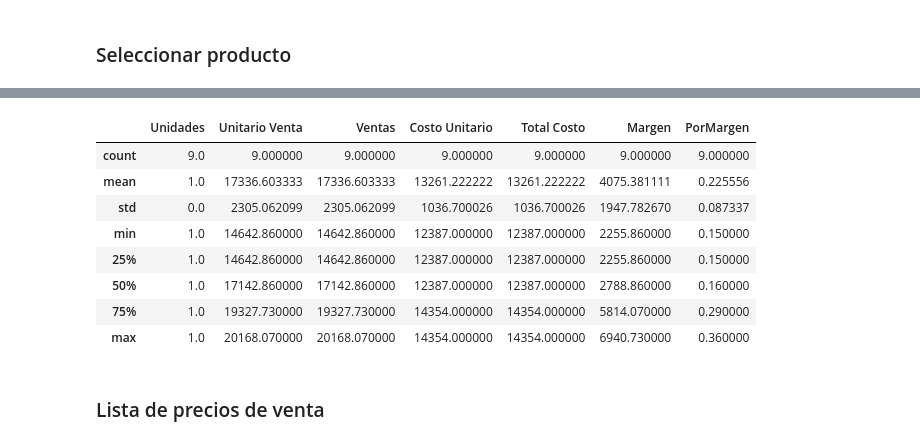
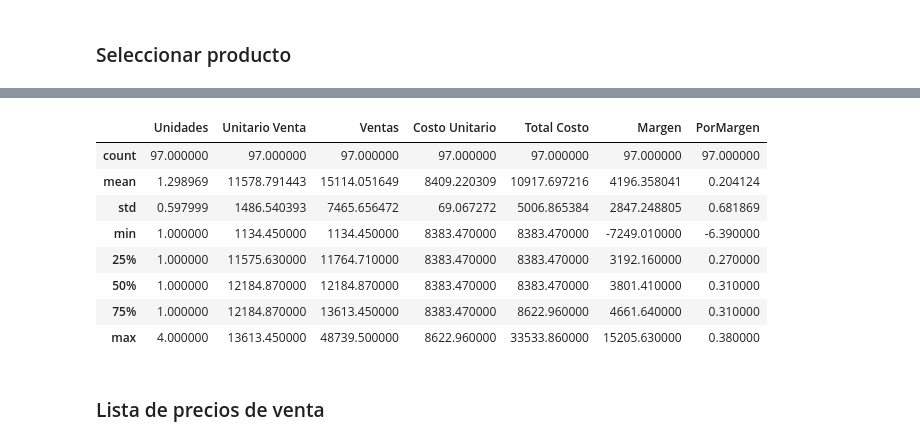
Before and after one commit to jgu7man/sales-predictions-notebooks, a Jupyter notebook: Products.ipynb, the cells around one changed output, grey strips where cells are left out. Drawn from its saved outputs; the diff is of its cells as text; code cells hidden in the pictures.

```diff
--- a/Products.ipynb
+++ b/Products.ipynb
@@ -31,10 +31,14 @@ df.head()
 # %% [markdown]
 ### Seleccionar producto
 # %%
-prod_id = '10045630'
+prod_id = '10012919'
 ps = df.loc[df['Codigo'] == prod_id]
 prod_name = ps['Descripcion'].unique()[0].strip()
 print('Producto seleccionado: ', prod_name)
+first = ps.iloc[0]['Fecha']
+last = ps.iloc[-1]['Fecha']
+print(first)
+print(last)
 display(ps.head())
 display(ps.describe())
 # %% [output]
@@ -48,12 +54,12 @@ Producto seleccionado:  BAJ FILTRO GASOLINA
 |  | Unidades | Unitario Venta | Ventas | Costo Unitario | Total Costo | Margen | PorMargen |
-| count | 9.0 | 9.000000 | 9.000000 | 9.000000 | 9.000000 | 9.000000 | 9.000000 |
-| mean | 1.0 | 17336.603333 | 17336.603333 | 13261.222222 | 13261.222222 | 4075.381111 | 0.225556 |
-| std | 0.0 | 2305.062099 | 2305.062099 | 1036.700026 | 1036.700026 | 1947.782670 | 0.087337 |
-| min | 1.0 | 14642.860000 | 14642.860000 | 12387.000000 | 12387.000000 | 2255.860000 | 0.150000 |
-| 25% | 1.0 | 14642.860000 | 14642.860000 | 12387.000000 | 12387.000000 | 2255.860000 | 0.150000 |
-| 50% | 1.0 | 17142.860000 | 17142.860000 | 12387.000000 | 12387.000000 | 2788.860000 | 0.160000 |
-| 75% | 1.0 | 19327.730000 | 19327.730000 | 14354.000000 | 14354.000000 | 5814.070000 | 0.290000 |
-| max | 1.0 | 20168.070000 | 20168.070000 | 14354.000000 | 14354.000000 | 6940.730000 | 0.360000 |
+| count | 97.000000 | 97.000000 | 97.000000 | 97.000000 | 97.000000 | 97.000000 | 97.000000 |
+| mean | 1.298969 | 11578.791443 | 15114.051649 | 8409.220309 | 10917.697216 | 4196.358041 | 0.204124 |
+| std | 0.597999 | 1486.540393 | 7465.656472 | 69.067272 | 5006.865384 | 2847.248805 | 0.681869 |
+| min | 1.000000 | 1134.450000 | 1134.450000 | 8383.470000 | 8383.470000 | -7249.010000 | -6.390000 |
+| 25% | 1.000000 | 11575.630000 | 11764.710000 | 8383.470000 | 8383.470000 | 3192.160000 | 0.270000 |
+| 50% | 1.000000 | 12184.870000 | 12184.870000 | 8383.470000 | 8383.470000 | 3801.410000 | 0.310000 |
+| 75% | 1.000000 | 12184.870000 | 13613.450000 | 8383.470000 | 8622.960000 | 4661.640000 | 0.310000 |
+| max | 4.000000 | 13613.450000 | 48739.500000 | 8622.960000 | 33533.860000 | 15205.630000 | 0.380000 |
 # %% [markdown]
 ### Lista de precios de venta
 # %%
```
Also changed, not shown: parts of 12 cells of this notebook, 5 other files.
